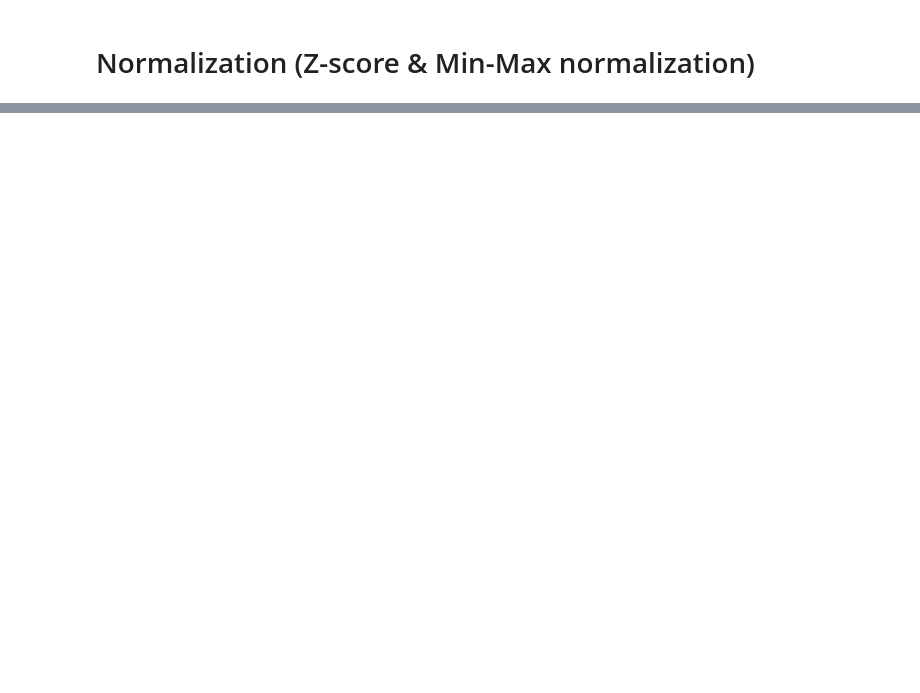
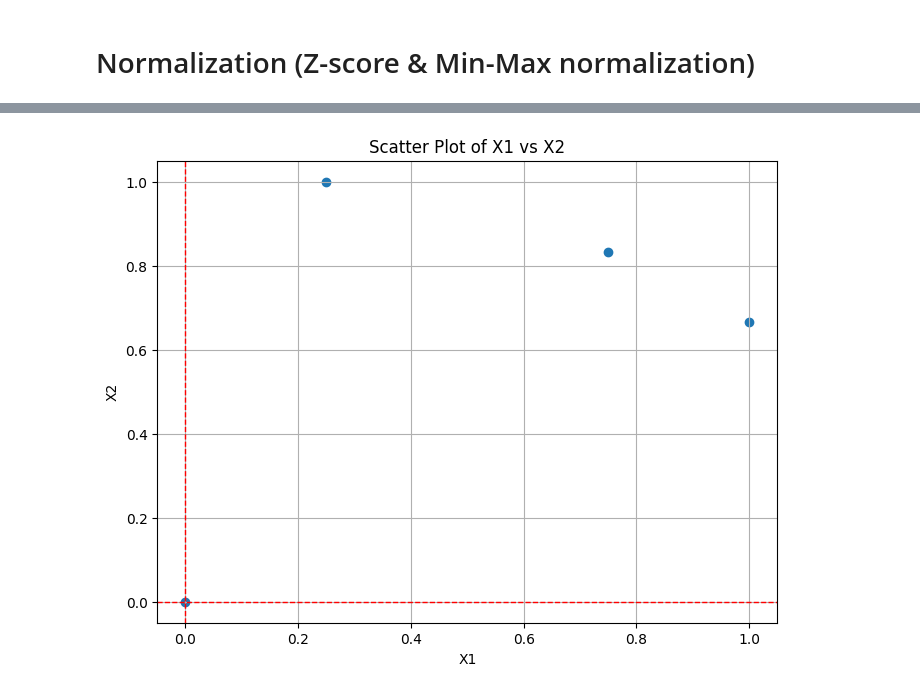
Before and after one commit to Pornwalaifoxall/bsc_dpdm24, a Jupyter notebook: Chapter_2_Understanding_Data.ipynb, the cells around one changed output, grey strips where cells are left out. Saved outputs shown, nothing was run; the diff lists cells and outputs as text; code cells hidden in the pictures; blank space fills up the shorter version.

```diff
--- a/Chapter_2_Understanding_Data.ipynb
+++ b/Chapter_2_Understanding_Data.ipynb
@@ -403,0 +450,14 @@ for column in df2.columns:
+# %%
+
+# prompt: do min-max normalization for the df2 for each column separately
+
+# Assuming df2 is your DataFrame with 'X1' and 'X2' columns
+# Replace this with your actual DataFrame if it's named differently
+
+# Apply min-max normalization to each column separately
+for column in df2.columns:
+    min_val = df2[column].min()
+    max_val = df2[column].max()
+    df2[column + '_minmax'] = (df2[column] - min_val) / (max_val - min_val)
+
+df2
@@ -403,0 +470,27 @@ for column in df2.columns:
+# %%
+# prompt: draw scatter plot df2 of X1 X2 with line 0 in x and y
+
+# Assuming df2 is your DataFrame with 'X1' and 'X2' columns
+# Replace this with your actual DataFrame if it's named differently
+
+# Create the scatter plot
+plt.figure(figsize=(8, 6))
+plt.scatter(df2['X1_minmax'], df2['X2_minmax'])
+
+# Add a line at x=0 and y=0
+plt.axhline(0, color='red', linestyle='--', linewidth=1)
+plt.axvline(0, color='red', linestyle='--', linewidth=1)
+
+# Add labels and title
+plt.xlabel("X1")
+plt.ylabel("X2")
+plt.title("Scatter Plot of X1 vs X2")
+
+# Display the plot
+plt.grid(True)
+plt.show()
+
+## Data point จาก Min-Max Normalization ส่วนใหญ่จะอยู่ใน Quadrant ที่ 1
+## การแบ่งกลุ่ม จะแบ่งกลุ่ม Data ด้วยระยะห่างของ Data
+# %% [output]
+[figure, added]
```
Also changed, not shown: parts of 12 cells of this notebook.
